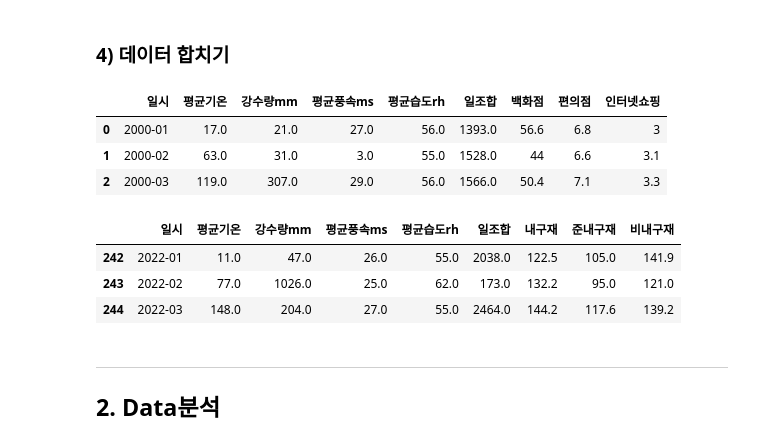
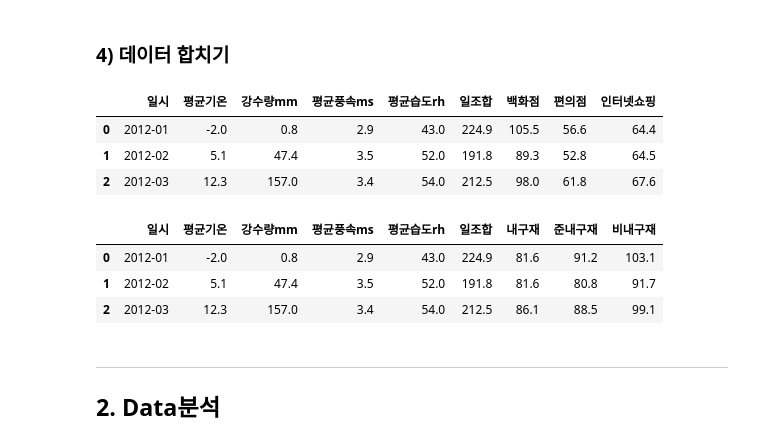
Before and after one commit to Onedas/22_01_IDS507_FinalProject, a Jupyter notebook: process.ipynb, the cells around one changed output. Cells and saved outputs as stored; diff of their text form; code cells hidden in the pictures.

```diff
--- a/process.ipynb
+++ b/process.ipynb
@@ -54,14 +19,14 @@ for file_name in ['강수량', '기온', '습도', '일조량', '풍속', '소
 - csv 파일 불러오기
 # %%
 # 파일 불러오기
-temp_df = pd.read_csv('./data/기온.csv', encoding='cp949')
-rainfall_df = pd.read_csv('./data/강수량.csv', encoding='cp949')
-windspeed_df = pd.read_csv('./data/풍속.csv', encoding='cp949')
-humidity_df = pd.read_csv('./data/습도.csv', encoding='cp949')
-sunlight_df = pd.read_csv('./data/일조량.csv', encoding='cp949')
+temp_df = pd.read_csv('./data/Temperatures.csv', encoding='cp949')
+precip_df = pd.read_csv('./data/Precipitation.csv', encoding='cp949')
+wind_df = pd.read_csv('./data/Wind.csv', encoding='cp949')
+humidity_df = pd.read_csv('./data/Humidity.csv', encoding='cp949')
+sunshine_df = pd.read_csv('./data/Sunshine.csv', encoding='cp949')
 
 # 파일 합치기
-weather_df = temp_df.merge(rainfall_df).merge(windspeed_df).merge(humidity_df).merge(sunlight_df)
-display(weather_df.head())
+weather_df = temp_df.merge(precip_df).merge(wind_df).merge(humidity_df).merge(sunshine_df)
+display(weather_df.head(3))
 # %% [output]
 |  | 지점번호 | 지점명 | 일시 | 평균기온 | 평균최고기온 | 최고기온 | 최고기온일자 | 평균최저기온 | 최저기온 | 최저기온일자 | ... | ... |
@@ -74,7 +37,7 @@ display(weather_df.head())
 # %% [markdown]
 - 컬럼 선택
 # %%
-print(f"available attribute : {list(weather_df.columns)}")
+print(f"Available Attribute : {list(weather_df.columns)}")
 
 # 사용할 컬럼 선택
 weather_columns = ["일시", "평균기온", "강수량mm", "평균풍속ms", "평균습도rh","일조합"]
@@ -83,7 +46,6 @@ selected_weather_df = weather_df[weather_columns].dropna()
 # 일시 format 변경 (ex :Jan00 -> 2000-01 )
 month_eng = {mon:i for i,mon in
              enumerate(["Jan", "Feb", "Mar", "Apr", "May", "Jun", "Jul","Aug","Sep","Oct","Nov","Dec"])}
-selected_weather_df['일시'] = selected_weather_df['일시'].apply(lambda x:f"20{x[3:]}-{month_eng[x[0:3]]:02d}")
-
+selected_weather_df['일시'] = selected_weather_df['일시'].apply(lambda x:f"20{x[4:]}-{month_eng[x[0:3]]:02d}")
 display(selected_weather_df)
 # %% [output]
@@ -129,7 +91,7 @@ Index(['1995.01', '1995.01.1', '1995.01.2', '1995.02', '1995.02.1',
 print(f"available attribute : {list(retails_df.columns)}")
 retail_sales_type = '경상지수'
 retails_columns = ['백화점','편의점','인터넷쇼핑']
-selected_retails_df = retails_df[retails_df['업태별']==retail_sales_type][retails_columns].dropna()
+selected_retails_df = retails_df[retails_df['업태별']==retail_sales_type][retails_columns].dropna().apply(pd.to_numeric)
 
 # index 변경 (일시 데이터 컬럼 생성 및 format 변환)
 selected_retails_df['일시'] = selected_retails_df.index.map(lambda x:f"{x[0:4]}-{x[5:7]}")
@@ -171,7 +133,7 @@ print(f"available attribute : {list(product_df.columns)}")
 product_sales_type = '경상지수'
 product_columns = ['내구재', '준내구재','비내구재']#,'가전제품','의복']
 product_column_sales_type = [(p, product_sales_type) for p in product_columns]
-selected_product_df = product_df[product_column_sales_type].dropna()
+selected_product_df = product_df[product_column_sales_type].dropna().apply(pd.to_numeric)
 
 # index 변경 및 일시 데이터 컬럼 생성, format 변환
 selected_product_df['일시'] = selected_product_df.index.map(lambda x:f"{x[0:4]}-{x[5:7]}")
@@ -193,17 +155,17 @@ available attribute : [('총지수', '경상지수'), ('총지수', '불변지
 # %%
 weather_retail_data = pd.merge(selected_weather_df, selected_retails_df)
 display(weather_retail_data.head(3))
 weather_product_data = pd.merge(selected_weather_df, selected_product_df)
-display(weather_product_data.tail(3))
+display(weather_product_data.head(3))
 # %% [output]
 |  | 일시 | 평균기온 | 강수량mm | 평균풍속ms | 평균습도rh | 일조합 | 백화점 | 편의점 | 인터넷쇼핑 |
-| 0 | 2000-01 | 17.0 | 21.0 | 27.0 | 56.0 | 1393.0 | 56.6 | 6.8 | 3 |
-| 1 | 2000-02 | 63.0 | 31.0 | 3.0 | 55.0 | 1528.0 | 44 | 6.6 | 3.1 |
-| 2 | 2000-03 | 119.0 | 307.0 | 29.0 | 56.0 | 1566.0 | 50.4 | 7.1 | 3.3 |
+| 0 | 2012-01 | -2.0 | 0.8 | 2.9 | 43.0 | 224.9 | 105.5 | 56.6 | 64.4 |
+| 1 | 2012-02 | 5.1 | 47.4 | 3.5 | 52.0 | 191.8 | 89.3 | 52.8 | 64.5 |
+| 2 | 2012-03 | 12.3 | 157.0 | 3.4 | 54.0 | 212.5 | 98.0 | 61.8 | 67.6 |
 |  | 일시 | 평균기온 | 강수량mm | 평균풍속ms | 평균습도rh | 일조합 | 내구재 | 준내구재 | 비내구재 |
-| 242 | 2022-01 | 11.0 | 47.0 | 26.0 | 55.0 | 2038.0 | 122.5 | 105.0 | 141.9 |
-| 243 | 2022-02 | 77.0 | 1026.0 | 25.0 | 62.0 | 173.0 | 132.2 | 95.0 | 121.0 |
-| 244 | 2022-03 | 148.0 | 204.0 | 27.0 | 55.0 | 2464.0 | 144.2 | 117.6 | 139.2 |
+| 0 | 2012-01 | -2.0 | 0.8 | 2.9 | 43.0 | 224.9 | 81.6 | 91.2 | 103.1 |
+| 1 | 2012-02 | 5.1 | 47.4 | 3.5 | 52.0 | 191.8 | 81.6 | 80.8 | 91.7 |
+| 2 | 2012-03 | 12.3 | 157.0 | 3.4 | 54.0 | 212.5 | 86.1 | 88.5 | 99.1 |
 # %% [markdown]
 ---
 ## 2. Data분석
```
Also changed, not shown: parts of 17 cells of this notebook, 12 other files.
